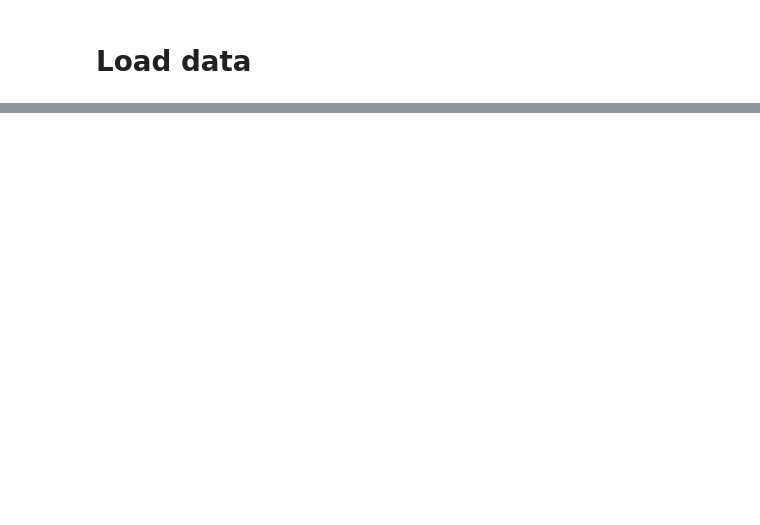
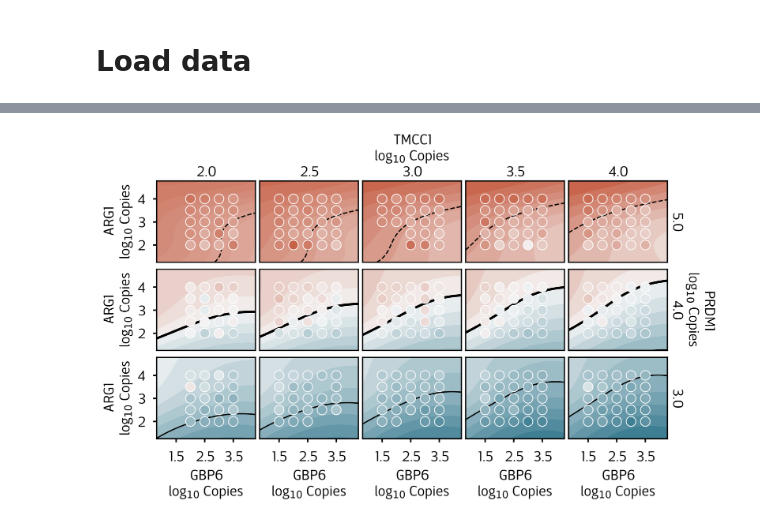
Before and after one commit to JohnGoertz/can-manuscript, a Jupyter notebook: fig_4__galactic_gorilla/code/fig_4__galactic_gorilla__4D_surface.ipynb, the cells around one changed output, grey strips where cells are left out. Saved outputs shown, nothing was run; the diff lists cells and outputs as text; code cells hidden in the pictures; blank space fills up the shorter version.

```diff
--- a/fig_4__galactic_gorilla/code/fig_4__galactic_gorilla__4D_surface.ipynb
+++ b/fig_4__galactic_gorilla/code/fig_4__galactic_gorilla__4D_surface.ipynb
@@ -69,15 +69,15 @@ figsize = (width, height)
 ticklabelsize = 6
 labelsize = 6
 
-mar_l = 0.325  # 0.237
-mar_r = 0.22
-mar_t = 0.22
-mar_b = 0.275
+mar_l = 0.35  # 0.237
+mar_r = 0.35
+mar_t = 0.3
+mar_b = 0.4
 
 hue = "FAM-HEX"
 extent = np.max(np.abs(endpoints[hue]))
-norm = mpl.colors.Normalize(vmin=-extent, vmax=+extent)
-cmap = sns.diverging_palette(220, 20, as_cmap=True)
+norm = mpl.colors.Normalize(vmin=-extent, vmax =+extent)
+cmap = sns.diverging_palette(20, 220, as_cmap=True)
 
 g = sns.relplot(
     data=endpoints,
@@ -104,42 +104,6 @@ fig = plt.gcf()
 fig.set_size_inches(figsize)
 
 for (prdm1, tmcc1), ax in g.axes_dict.items():
-    ax.tick_params(axis="both", labelsize=ticklabelsize)
-    ax.set_title("", fontsize=labelsize)
-    if prdm1 == 5.0:
-        ax.set_title(f"{tmcc1:.1f}", fontsize=labelsize, pad=2)
-        if tmcc1 == 3.0:
-            ax.set_title(f"TMCC1\n{tmcc1:.1f}", fontsize=labelsize, pad=2)
-    if tmcc1 == 4.0:
-        ax2 = ax.twinx()
-        ax2.set_ylabel(
-            f"{prdm1:.1f}", va="bottom", fontsize=labelsize, rotation=270, labelpad=-3
-        )
-        if prdm1 == 4.0:
-            ax2.set_ylabel(
-                f"PRDM1\n{prdm1:.1f}",
-                va="bottom",
-                fontsize=labelsize,
-                rotation=270,
-                labelpad=-3,
-            )
-        ax2.set_yticks([])
-    else:
-        ax.set_ylabel(ax.get_ylabel(), fontsize=labelsize, labelpad=2)
-
-    if prdm1 != 3.0:
-        ax.xaxis.set_tick_params(length=0)
-    else:
-        ax.xaxis.set_tick_params(length=1.5, width=0.6)
-
-    if tmcc1 != 2.0:
-        ax.yaxis.set_tick_params(length=0)
-    else:
-        ax.yaxis.set_tick_params(length=1.5, width=0.6)
-
-    ax.set_xlabel(ax.get_xlabel(), fontsize=labelsize, labelpad=2)
-    ax.set_xticks([1.5, 2.5, 3.5])
-    ax.set_yticks([2, 3, 4])
 
     at = gp.parray(PRDM1=prdm1, TMCC1=tmcc1)
     XY = gp.prepare_grid(at=at)
@@ -161,6 +125,45 @@ for (prdm1, tmcc1), ax in g.axes_dict.items():
             zorder=-5,
         )
         pp(plt.contour, levels=[0.0], linewidths=1, colors="k", norm=norm, zorder=-5)
+    ax.tick_params(axis="both", labelsize=ticklabelsize)
+    ax.set_title("", fontsize=labelsize)
+    if prdm1 == 5.0:
+        ax.set_title(f"{tmcc1:.1f}", fontsize=labelsize, pad=2)
+        if tmcc1 == 3.0:
+            ax.set_title(f"TMCC1\n"+r"log$_{10}$"+f" Copies\n{tmcc1:.1f}", fontsize=labelsize, pad=2)
+    if tmcc1 == 4.0:
+        ax2 = ax.twinx()
+        ax2.set_ylabel(
+            f"{prdm1:.1f}", va="bottom", fontsize=labelsize, rotation=270, labelpad=1
+        )
+        if prdm1 == 4.0:
+            ax2.set_ylabel(
+                f"PRDM1\n"+r"log$_{10}$"+f" Copies\n{prdm1:.1f}",
+                va="bottom",
+                fontsize=labelsize,
+                rotation=270,
+                labelpad=1,
+            )
+        ax2.set_yticks([])
+    else:
+        ax.set_ylabel(ax.get_ylabel(), fontsize=labelsize, labelpad=2)
+
+    ax.set_xticks([1.5, 2.5, 3.5])
+    ax.set_yticks([2, 3, 4])
+
+    ax.set_xlabel(ax.get_xlabel(), fontsize=labelsize, labelpad=2)
+
+    if prdm1 != 3.0:
+        ax.xaxis.set_tick_params(length=0)
+    else:
+        ax.set_xlabel(f"GBP6\n"+r"log$_{10}$"+f" Copies")
+        ax.xaxis.set_tick_params(length=1.5, width=0.6)
+
+    if tmcc1 != 2.0:
+        ax.yaxis.set_tick_params(length=0)
+    else:
+        ax.set_ylabel(f"ARG1\n"+r"log$_{10}$"+f" Copies")
+        ax.yaxis.set_tick_params(length=1.5, width=0.6)
 
 plt.subplots_adjust(
     left=mar_l / width,
@@ -175,3 +178,4 @@ Saving Fig_7_A in /home/john/projects/CAN_paper/fig_7/graphics: [.svg] [.png] do
+[figure, added]
 # %%
 width = 3.65
 height = 0.829 / 2
```
Also changed, not shown: parts of 4 cells of this notebook, 6 other files.
